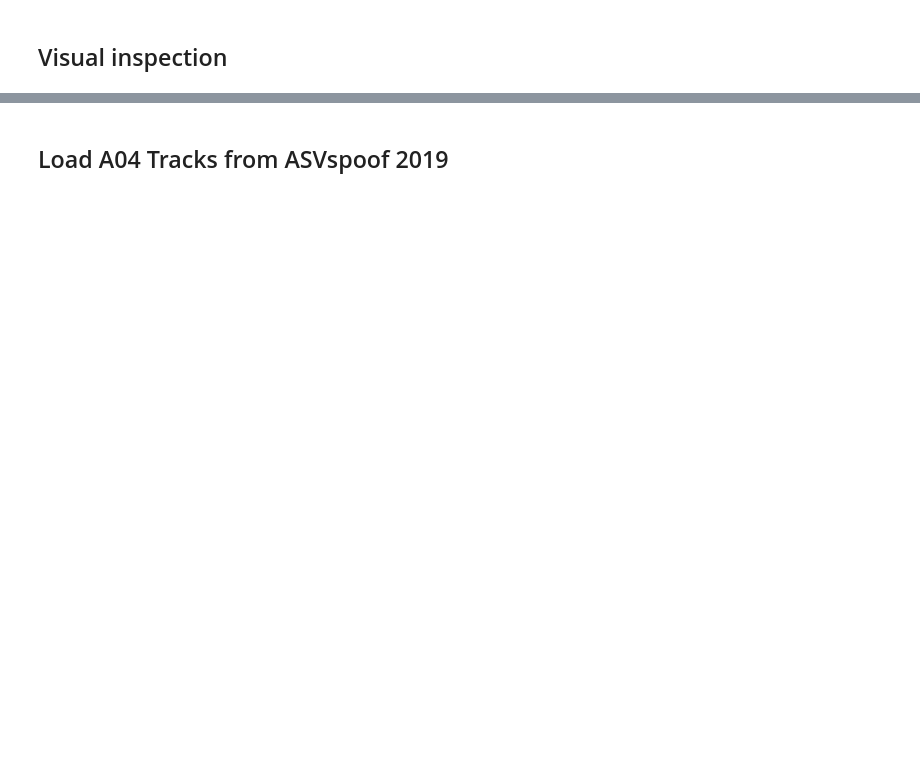
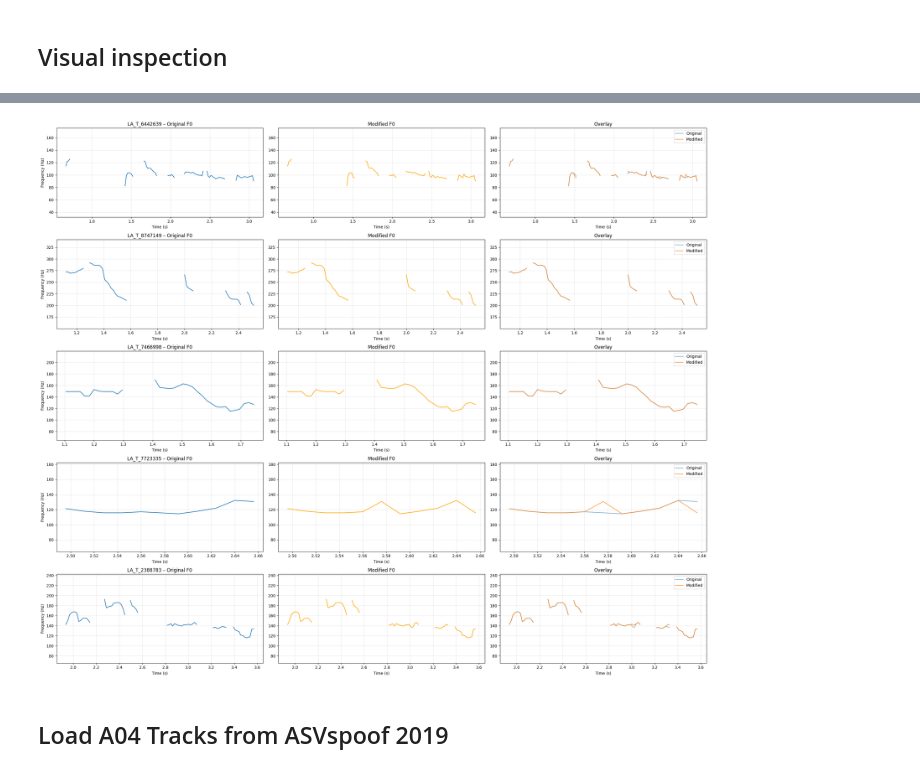
Before and after one commit to nii-yamagishilab/MoE-AntiDeepfake, a Jupyter notebook: notebooks/MANIPULATIONS.ipynb, the cells around one changed output, grey strips where cells are left out. Cells and saved outputs as stored; diff of their text form; code cells hidden in the pictures; blank space fills up the shorter version.

```diff
--- a/notebooks/MANIPULATIONS.ipynb
+++ b/notebooks/MANIPULATIONS.ipynb
@@ -185,18 +185,3 @@ def apply_f0_mod(mod='shift', hop_s=0.016):
     return f0_traj_mod
 # %% [markdown]
 ## Load base tracks
-# %%
-p = '/Database/ASVspoof2019/public_released_data/LA/ASVspoof2019_LA_cm_protocols/ASVspoof2019.LA.cm.train.trn.txt'
-f = '/Database/ASVspoof2019/public_released_data/LA/ASVspoof2019_LA_train/flac'
-
-df_all = pd.read_csv(p, sep=' ', header=None)
-
-df_real = (
-    df_all[df_all[4] == 'bonafide']
-    .assign(path=lambda df_all: df_all[1].apply(
-        lambda x: os.path.join(f, f"{x}.flac")
-    ))[['path']]
-)
-
-# selected_files = random.sample(df_real['path'].tolist(), 5)
-selected_files = df_real['path'].tolist()
@@ -203,6 +202,6 @@ selected_files = df_real['path'].tolist()
 # %% [markdown]
 ## Extract F0 and apply manipulation
 # %%
-mod = 'shift'
+mod = 'shuff'
 fs = 16000
 stft_params = STFTWindowParams()
@@ -293,2 +282,58 @@ plt.show()
+# %%
+df_valid = (
+    df_real[df_real['f0_traj_mod'].notnull()]
+    .sample(n=5, random_state=42)
+    .reset_index(drop=True)
+)
+
+n_tracks = len(df_valid)
+
+fig, axes = plt.subplots(
+    n_tracks, 3,
+    figsize=(24, 4 * n_tracks),
+    sharex=False
+)
+
+if n_tracks == 1:
+    axes = axes[np.newaxis, :]
+
+for i, row in df_valid.iterrows():
+    f0 = row["f0_traj"]
+    f0_mod = row["f0_traj_mod"]
+
+    n_frames = len(f0)
+    time = np.arange(n_frames) * (stft_params.hop_size / stft_params.sample_rate)
+
+    valid = np.isfinite(f0)
+    f0_min = np.nanmin(f0[valid])
+    f0_max = np.nanmax(f0[valid])
+    pad = 50  # Hz
+
+    # Original
+    axes[i, 0].plot(time, f0)
+    axes[i, 0].set_title(f"{row['name']} – Original F0")
+    axes[i, 0].set_ylabel("Frequency (Hz)")
+    axes[i, 0].set_ylim(f0_min - pad, f0_max + pad)
+
+    # Modified
+    axes[i, 1].plot(time, f0_mod, color='orange')
+    axes[i, 1].set_title("Modified F0")
+    axes[i, 1].set_ylim(f0_min - pad, f0_max + pad)
+
+    # Overlay
+    axes[i, 2].plot(time, f0, label="Original", alpha=0.6)
+    axes[i, 2].plot(time, f0_mod, label="Modified", alpha=0.8)
+    axes[i, 2].set_title("Overlay")
+    axes[i, 2].set_ylim(f0_min - pad, f0_max + pad)
+    axes[i, 2].legend()
+
+    for j in range(3):
+        axes[i, j].set_xlabel("Time (s)")
+        axes[i, j].grid(True, alpha=0.3)
+
+plt.tight_layout()
+plt.show()
+# %% [output]
+[figure, added]
 # %% [markdown]
 ## Load A04 Tracks from ASVspoof 2019
```
Also changed, not shown: parts of 12 cells of this notebook, 6 other files.
